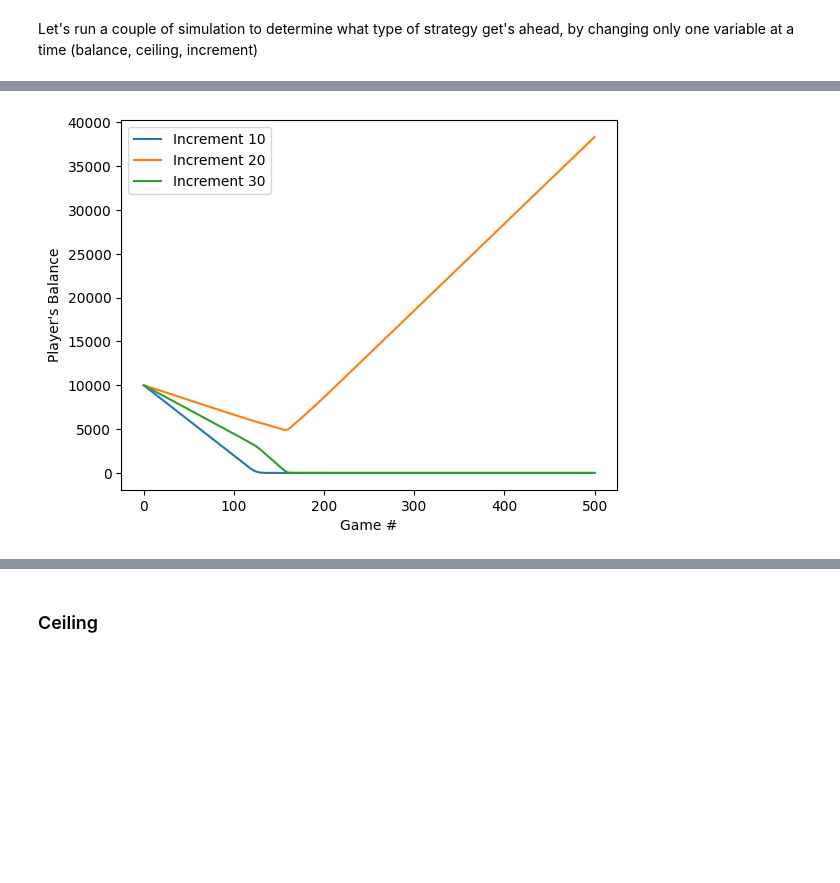
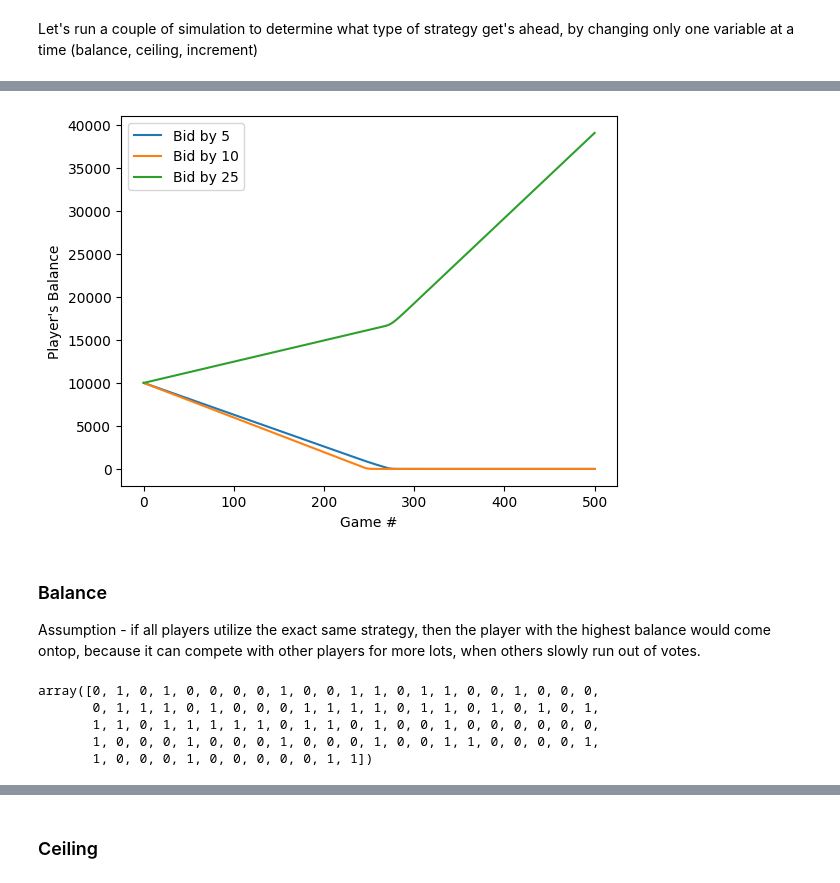
Before and after one commit to chrispcode/100-vote-auction, a Jupyter notebook: HundredVoteAuction.ipynb, the cells around one changed output, grey strips where cells are left out. Cells and saved outputs as stored; diff of their text form; code cells hidden in the pictures; blank space fills up the shorter version.

Commit message:
feat(battles): add battle simulations

```diff
--- a/HundredVoteAuction.ipynb
+++ b/HundredVoteAuction.ipynb
@@ -144,15 +159,15 @@ array([ 1.,  0.,  0.,  0.,  0.,  0.,  0.,  0.,  0.,  0., 11.,  0.,  0.,
 # %%
 players = [
-  Player("Alice", strategy, balance=1000),
-  Player("Bob", strategy, balance=1000),
+  Player("Alice", example_strategy, balance=1000),
+  Player("Bob", example_strategy, balance=1000),
 ]
 
 lot = HundredVoteLot(players)
 lot.run()
 
-print(f"{len(players)} players bid on a 100 vote lot...")
-print(f"History: {lot.history}")
+print(f"{len(players)} players play for 100 votes...")
+print(f"History [(player.id, player.bid)]: \n{lot.history}")
 
 for player in players:
-  print(f"{player.id} - {player.balance} votes")
+  print(f"{player.id} has a balance of {player.balance} votes")
 # %% [output]
@@ -163,22 +181,22 @@ Bob - 937 votes
 # %%
 class HundredVoteAuction:
-  def __init__(self, players: list[Player], rounds: int):
+  def __init__(self, players: list[Player], lots: int):
     self.players = players
-    self.rounds = rounds
+    self.lots = lots
     self.history = []
-    self.balances = np.zeros((len(players), rounds + 1))
+    self.balances = np.zeros((len(players), lots + 1))
 
   def run(self):
     self.balances[:, 0] = [player.balance for player in players]
 
-    for round in range(1, self.rounds + 1):
+    for lot_number in range(1, self.lots + 1):
       lot = HundredVoteLot(self.players)
       lot.run()
 
       self.history.append(lot.history)
 
       for i, player in enumerate(self.players):
-        self.balances[i][round] = player.balance
+        self.balances[i][lot_number] = player.balance
 
   def plot(self):
     for i, player in enumerate(self.players):
@@ -201,9 +221,7 @@ players = [
   Player("Charlie", example_strategy, balance=1000),
 ]
 
-auction = HundredVoteAuction(players, rounds=10)
+auction = HundredVoteAuction(players, lots=10)
 auction.run()
 auction.plot()
-
-example_strategy * pricing
 # %% [output]
@@ -261,26 +235,44 @@ array([[ 1.,  0.,  0.,  0.,  0.,  0.,  0.,  0.,  0., 10.,  0.,  0.,  0.,
+# %%
+bids_5 = np.array([1, 5, 10, 15, 20, 25, 30, 35, 40, 45, 50 ])
+bids_10 = np.array([1, 10, 20, 30, 40, 50, ])
+bids_25= np.array([1, 25, 50])
 # %%
 SIMULATIONS = 1000
-ROUNDS_PER_AUCTION = 500
+LOTS_PER_AUCTION = 100
 
-data = np.zeros((SIMULATIONS, 3, ROUNDS_PER_AUCTION + 1))
+data = np.zeros((SIMULATIONS, 3, LOTS_PER_AUCTION + 1))
 
 for i in range(SIMULATIONS):
   players = [
-    Player("Increment 10", increment_10, balance=10000),
-    Player("Increment 20", increment_20, balance=10000),
-    Player("Increment 30", increment_30, balance=10000),
+    Player("Bid by 5", bids_to_strategy(bids_5), balance=10000),
+    Player("Bid by 10", bids_to_strategy(bids_10), balance=10000),
+    Player("Bid by 25", bids_to_strategy(bids_25), balance=10000),
   ]
 
-  auction = HundredVoteAuction(players, rounds=ROUNDS_PER_AUCTION)
+  auction = HundredVoteAuction(players, lots=LOTS_PER_AUCTION)
   auction.run()
 
   data[i] = auction.balances
 
-averages = np.zeros((4, ROUNDS_PER_AUCTION + 1))
+averages = np.zeros((4, LOTS_PER_AUCTION + 1))
 averages = np.mean(data, axis=0)
 
-auction = HundredVoteAuction(players, rounds=ROUNDS_PER_AUCTION)
+auction = HundredVoteAuction(players, lots=LOTS_PER_AUCTION)
 auction.balances = averages
 auction.plot()
 # %% [output]
-[figure, old version]
+[figure, new version]
+# %% [markdown]
+### Balance
+
+Assumption - if all players utilize the exact same strategy, then the player with the highest balance would come ontop, because it can compete with other players for more lots, when others slowly run out of votes.
+# %%
+random_strategy = np.random.randint(0, 2, 100)
+
+random_strategy
+# %% [output]
+array([0, 1, 0, 1, 0, 0, 0, 0, 1, 0, 0, 1, 1, 0, 1, 1, 0, 0, 1, 0, 0, 0,
+       0, 1, 1, 1, 0, 1, 0, 0, 0, 1, 1, 1, 1, 0, 1, 1, 0, 1, 0, 1, 0, 1,
+       1, 1, 0, 1, 1, 1, 1, 1, 0, 1, 1, 0, 1, 0, 0, 1, 0, 0, 0, 0, 0, 0,
+       1, 0, 0, 0, 1, 0, 0, 0, 1, 0, 0, 0, 1, 0, 0, 1, 1, 0, 0, 0, 0, 1,
+       1, 0, 0, 0, 1, 0, 0, 0, 0, 0, 1, 1])
```
Also changed, not shown: parts of 42 cells of this notebook.
